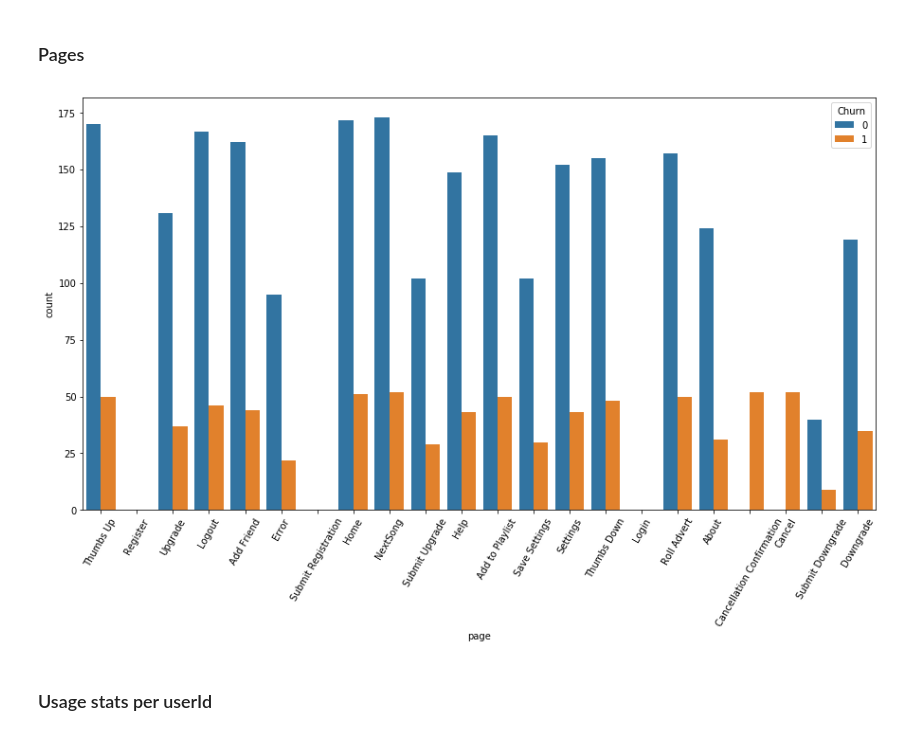
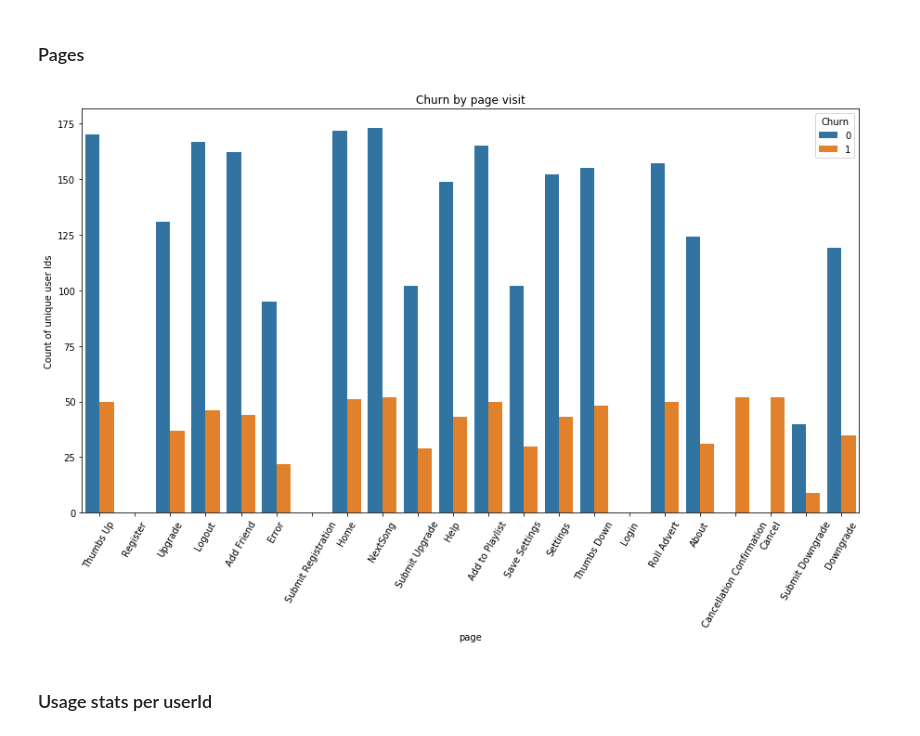
Before and after one commit to khodjaevsh/sparkify, a Jupyter notebook: Sparkify.ipynb, the cells around one changed output. Saved outputs shown, nothing was run; the diff lists cells and outputs as text; code cells hidden in the pictures.

```diff
--- a/Sparkify.ipynb
+++ b/Sparkify.ipynb
@@ -224,11 +249,13 @@ X11 has the highest rate of churn followed by iPhone and Windows NT 6.3 device
 # %%
 pages = spark.sql('select page,Churn, count(distinct userId) as count from df group by page, Churn').toPandas()
 plt.figure(figsize = (15,8))
 sns.barplot(data = pages, x = 'page', y ='count', hue = 'Churn')
+plt.ylabel('Count of unique user Ids')
+plt.title('Churn by page visit')
 plt.xticks(rotation = 60)
 plt.show()
 # %% [output]
-[figure, old version]
+[figure, new version]
 # %% [markdown]
 ### Usage stats per userId
 # %%
```
Also changed, not shown: parts of 20 cells of this notebook, 2 other files.
